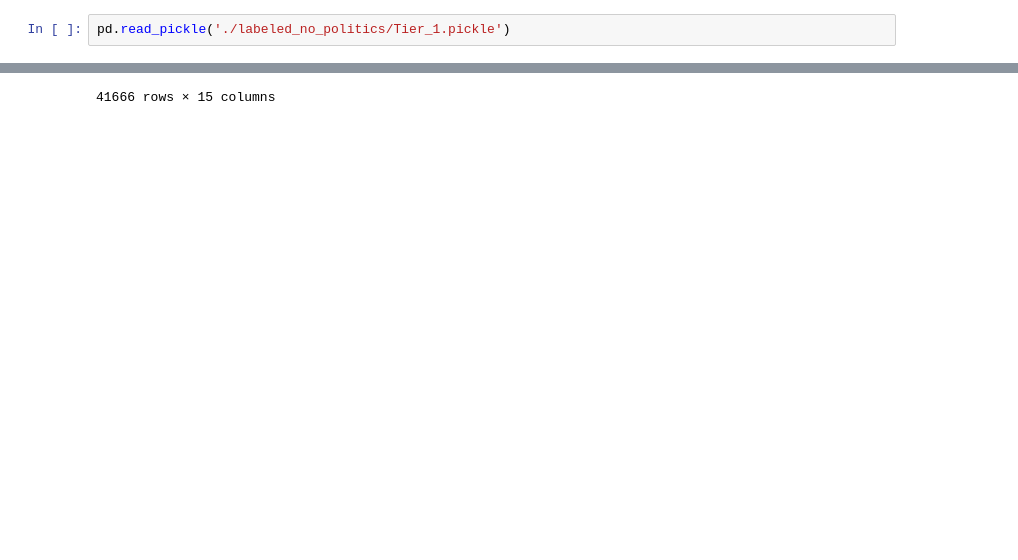
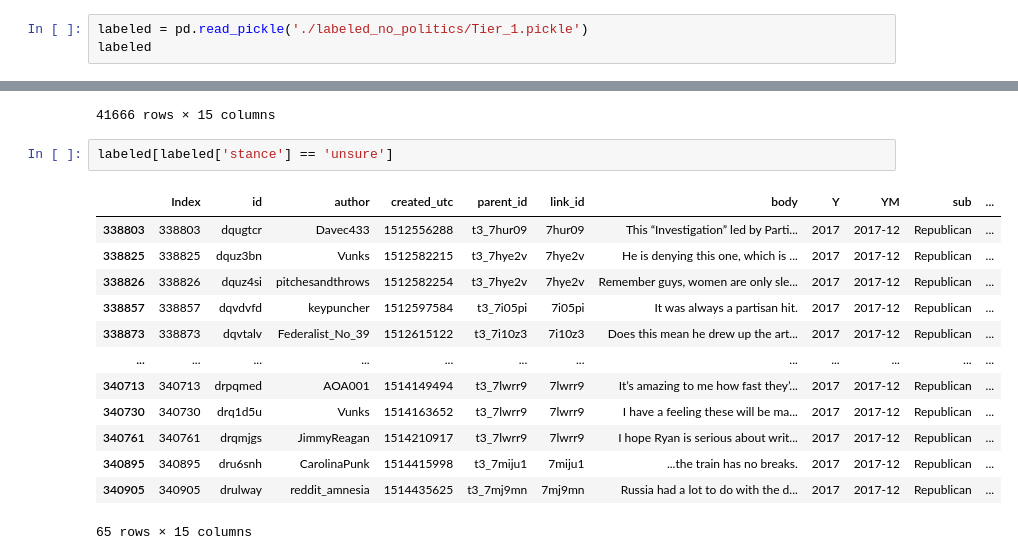
Before and after one commit to ege-bayiz/reddit-misinformation, a Jupyter notebook: stance_detection/reddit_stance_gen.ipynb, the cells around one changed output, grey strips where cells are left out. Cells and saved outputs as stored; diff of their text form; blank space fills up the shorter version.

```diff
--- a/stance_detection/reddit_stance_gen.ipynb
+++ b/stance_detection/reddit_stance_gen.ipynb
@@ -62,5 +73,6 @@ for index, row in data.iterrows():
 # %%
-pd.read_pickle('./labeled_no_politics/Tier_1.pickle')
+labeled = pd.read_pickle('./labeled_no_politics/Tier_1.pickle')
+labeled
 # %% [output]
 |  | Index | id | author | created_utc | parent_id | link_id | body | Y | YM | sub | ... |
 | 1498451 | 1498451 | dbumq54 | LumpyWumpus | 1483228912 | t3_5lc0yr | 5lc0yr | I wish more wish more liberal pre... | 2017 | 2017-01 | Conservative | ... |
@@ -75,6 +87,22 @@ pd.read_pickle('./labeled_no_politics/Tier_1.pickle')
 | 340895 | 340895 | dru6snh | CarolinaPunk | 1514415998 | t3_7miju1 | 7miju1 | ...the train has no breaks. | 2017 | 2017-12 | Republican | ... |
 | 340905 | 340905 | drulway | reddit_amnesia | 1514435625 | t3_7mj9mn | 7mj9mn | Russia had a lot to do with the d... | 2017 | 2017-12 | Republican | ... |
 41666 rows × 15 columns
+# %%
+labeled[labeled['stance'] == 'unsure']
+# %% [output]
+|  | Index | id | author | created_utc | parent_id | link_id | body | Y | YM | sub | ... |
+| 338803 | 338803 | dqugtcr | Davec433 | 1512556288 | t3_7hur09 | 7hur09 | This “Investigation” led by Parti... | 2017 | 2017-12 | Republican | ... |
+| 338825 | 338825 | dquz3bn | Vunks | 1512582215 | t3_7hye2v | 7hye2v | He is denying this one, which is ... | 2017 | 2017-12 | Republican | ... |
+| 338826 | 338826 | dquz4si | pitchesandthrows | 1512582254 | t3_7hye2v | 7hye2v | Remember guys, women are only sle... | 2017 | 2017-12 | Republican | ... |
+| 338857 | 338857 | dqvdvfd | keypuncher | 1512597584 | t3_7i05pi | 7i05pi | It was always a partisan hit. | 2017 | 2017-12 | Republican | ... |
+| 338873 | 338873 | dqvtalv | Federalist_No_39 | 1512615122 | t3_7i10z3 | 7i10z3 | Does this mean he drew up the art... | 2017 | 2017-12 | Republican | ... |
+| ... | ... | ... | ... | ... | ... | ... | ... | ... | ... | ... | ... |
+| 340713 | 340713 | drpqmed | AOA001 | 1514149494 | t3_7lwrr9 | 7lwrr9 | It’s amazing to me how fast they’... | 2017 | 2017-12 | Republican | ... |
+| 340730 | 340730 | drq1d5u | Vunks | 1514163652 | t3_7lwrr9 | 7lwrr9 | I have a feeling these will be ma... | 2017 | 2017-12 | Republican | ... |
+| 340761 | 340761 | drqmjgs | JimmyReagan | 1514210917 | t3_7lwrr9 | 7lwrr9 | I hope Ryan is serious about writ... | 2017 | 2017-12 | Republican | ... |
+| 340895 | 340895 | dru6snh | CarolinaPunk | 1514415998 | t3_7miju1 | 7miju1 | ...the train has no breaks. | 2017 | 2017-12 | Republican | ... |
+| 340905 | 340905 | drulway | reddit_amnesia | 1514435625 | t3_7mj9mn | 7mj9mn | Russia had a lot to do with the d... | 2017 | 2017-12 | Republican | ... |
+65 rows × 15 columns
 # %%
 os.environ["CUDA_VISIBLE_DEVICES"] = "5"
 
```
Also changed, not shown: parts of 5 cells of this notebook, 9 other files.
